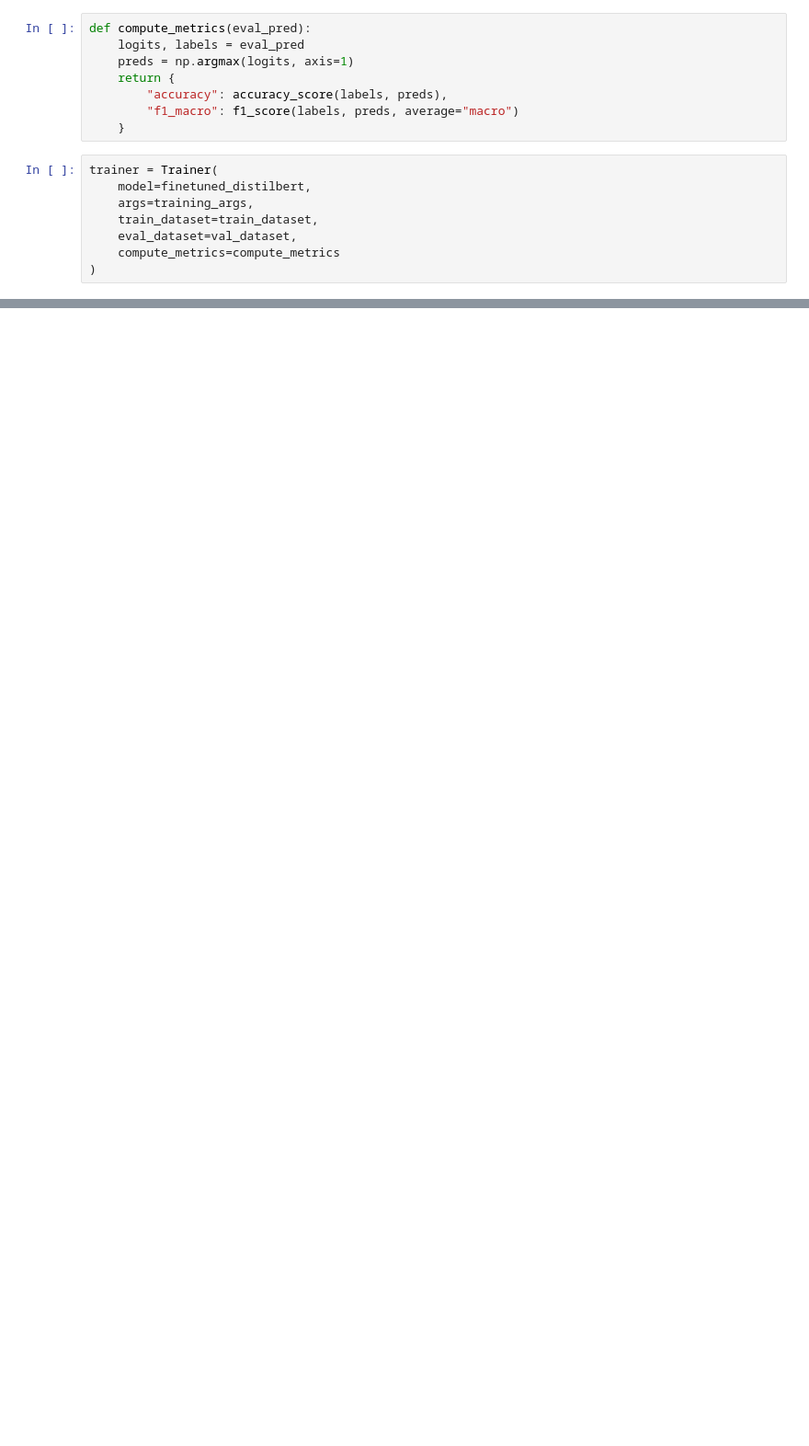
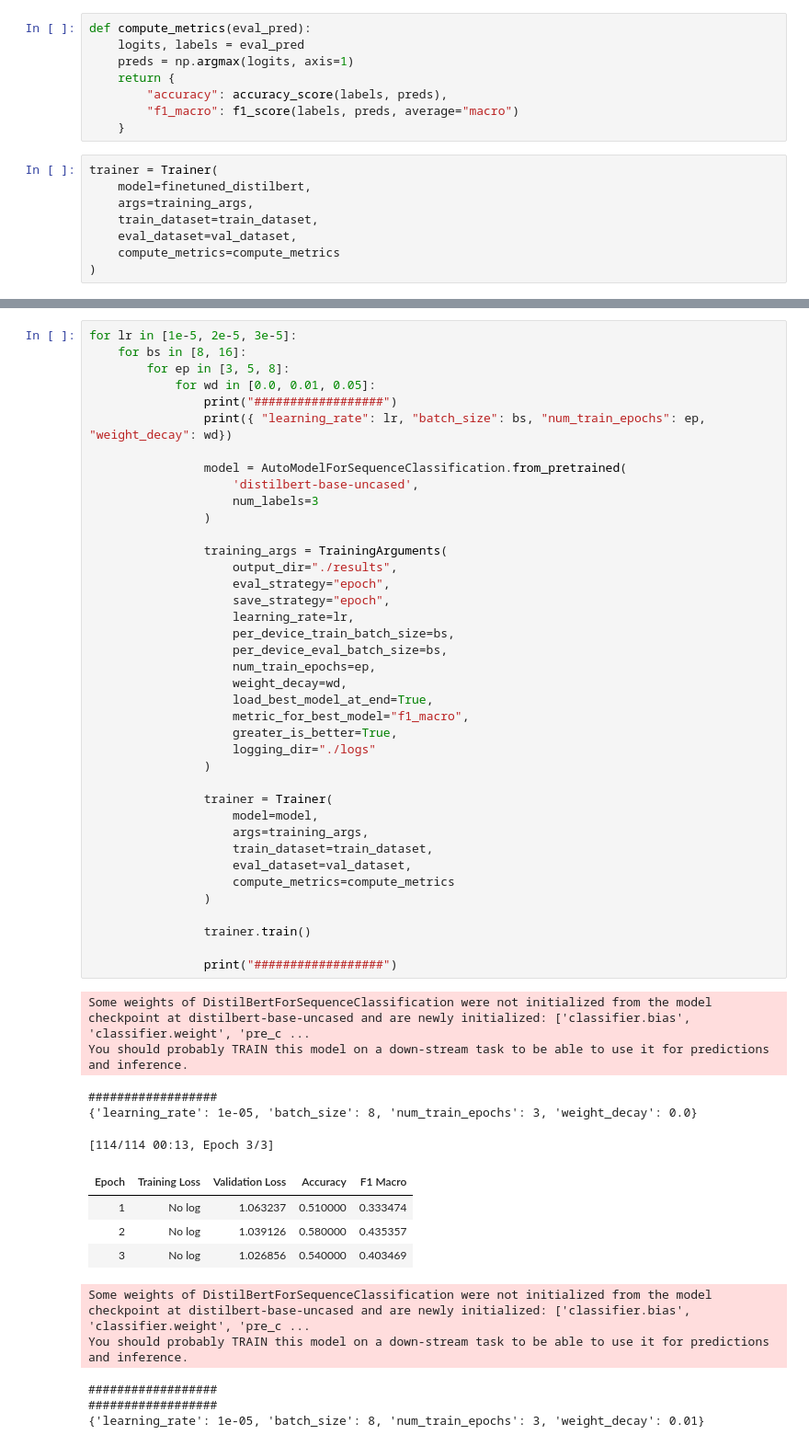
Before and after one commit to kasteion/ml-zoomcamp-2025-capstone-1, a Jupyter notebook: notebook.ipynb, the cells around one changed output, grey strips where cells are left out. Shown at 92% size. Drawn from its saved outputs; the diff is of its cells as text; blank space fills up the shorter version.

```diff
--- a/notebook.ipynb
+++ b/notebook.ipynb
@@ -1219,0 +1313,54 @@ print(metrics)
+# %%
+for lr in [1e-5, 2e-5, 3e-5]:
+    for bs in [8, 16]:
+        for ep in [3, 5, 8]:
+            for wd in [0.0, 0.01, 0.05]:
+                print("##################")
+                print({ "learning_rate": lr, "batch_size": bs, "num_train_epochs": ep, "weight_decay": wd})
+
+                model = AutoModelForSequenceClassification.from_pretrained(
+                    'distilbert-base-uncased',
+                    num_labels=3
+                )
+
+                training_args = TrainingArguments(
+                    output_dir="./results",
+                    eval_strategy="epoch",
+                    save_strategy="epoch",
+                    learning_rate=lr,
+                    per_device_train_batch_size=bs,
+                    per_device_eval_batch_size=bs,
+                    num_train_epochs=ep,
+                    weight_decay=wd,
+                    load_best_model_at_end=True,
+                    metric_for_best_model="f1_macro",
+                    greater_is_better=True,
+                    logging_dir="./logs"
+                )
+
+                trainer = Trainer(
+                    model=model,
+                    args=training_args,
+                    train_dataset=train_dataset,
+                    eval_dataset=val_dataset,
+                    compute_metrics=compute_metrics
+                )
+
+                trainer.train()
+
+                print("##################")
+# %% [output]
+Some weights of DistilBertForSequenceClassification were not initialized from the model checkpoint at distilbert-base-uncased and are newly initialized: ['classifier.bias', 'classifier.weight', 'pre_c ...
+You should probably TRAIN this model on a down-stream task to be able to use it for predictions and inference.
+##################
+{'learning_rate': 1e-05, 'batch_size': 8, 'num_train_epochs': 3, 'weight_decay': 0.0}
+[114/114 00:13, Epoch 3/3]
+| Epoch | Training Loss | Validation Loss | Accuracy | F1 Macro |
+| 1 | No log | 1.063237 | 0.510000 | 0.333474 |
+| 2 | No log | 1.039126 | 0.580000 | 0.435357 |
+| 3 | No log | 1.026856 | 0.540000 | 0.403469 |
+Some weights of DistilBertForSequenceClassification were not initialized from the model checkpoint at distilbert-base-uncased and are newly initialized: ['classifier.bias', 'classifier.weight', 'pre_c ...
+You should probably TRAIN this model on a down-stream task to be able to use it for predictions and inference.
+##################
+##################
+{'learning_rate': 1e-05, 'batch_size': 8, 'num_train_epochs': 3, 'weight_decay': 0.01}
```
Also changed, not shown: parts of 53 cells of this notebook, 3 other files.
